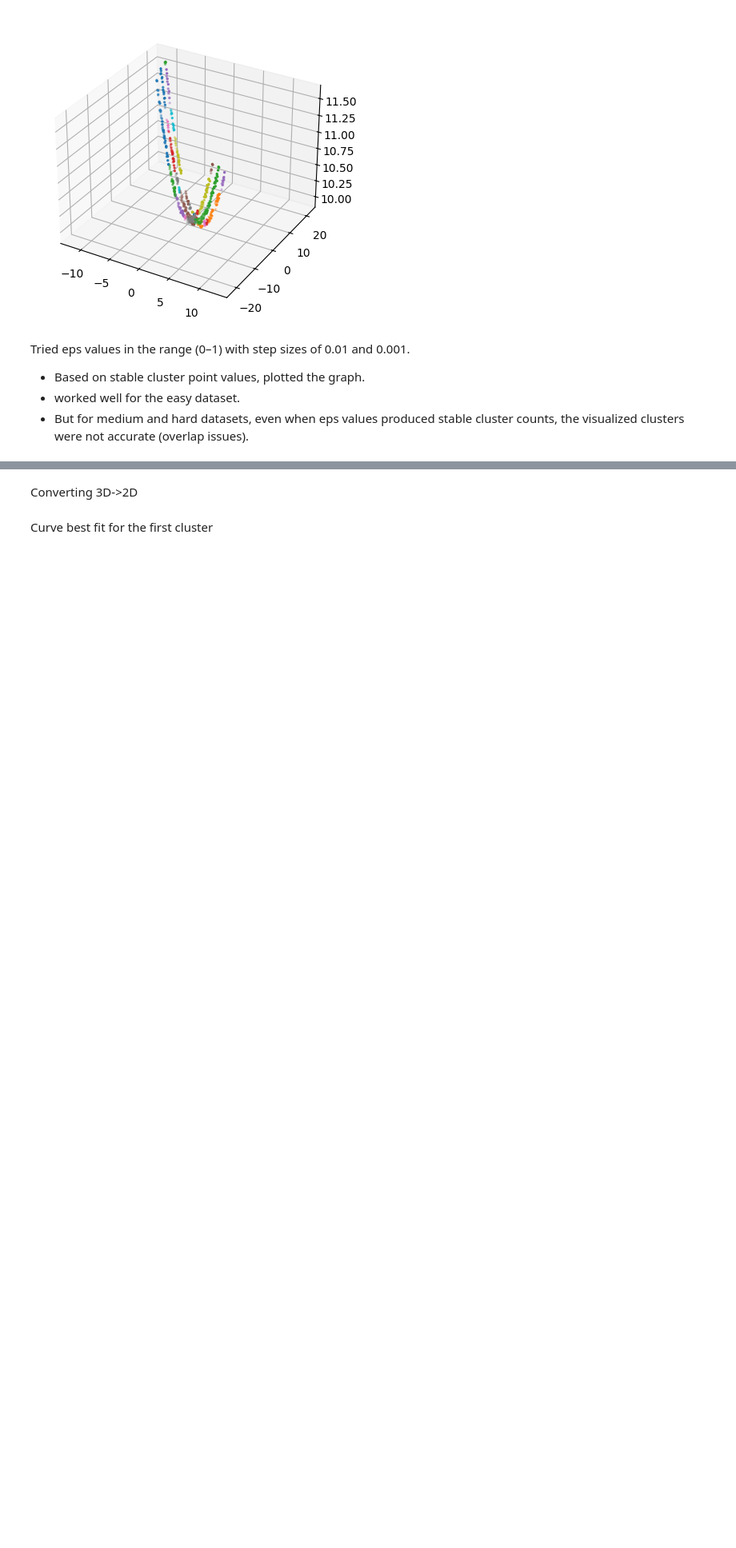
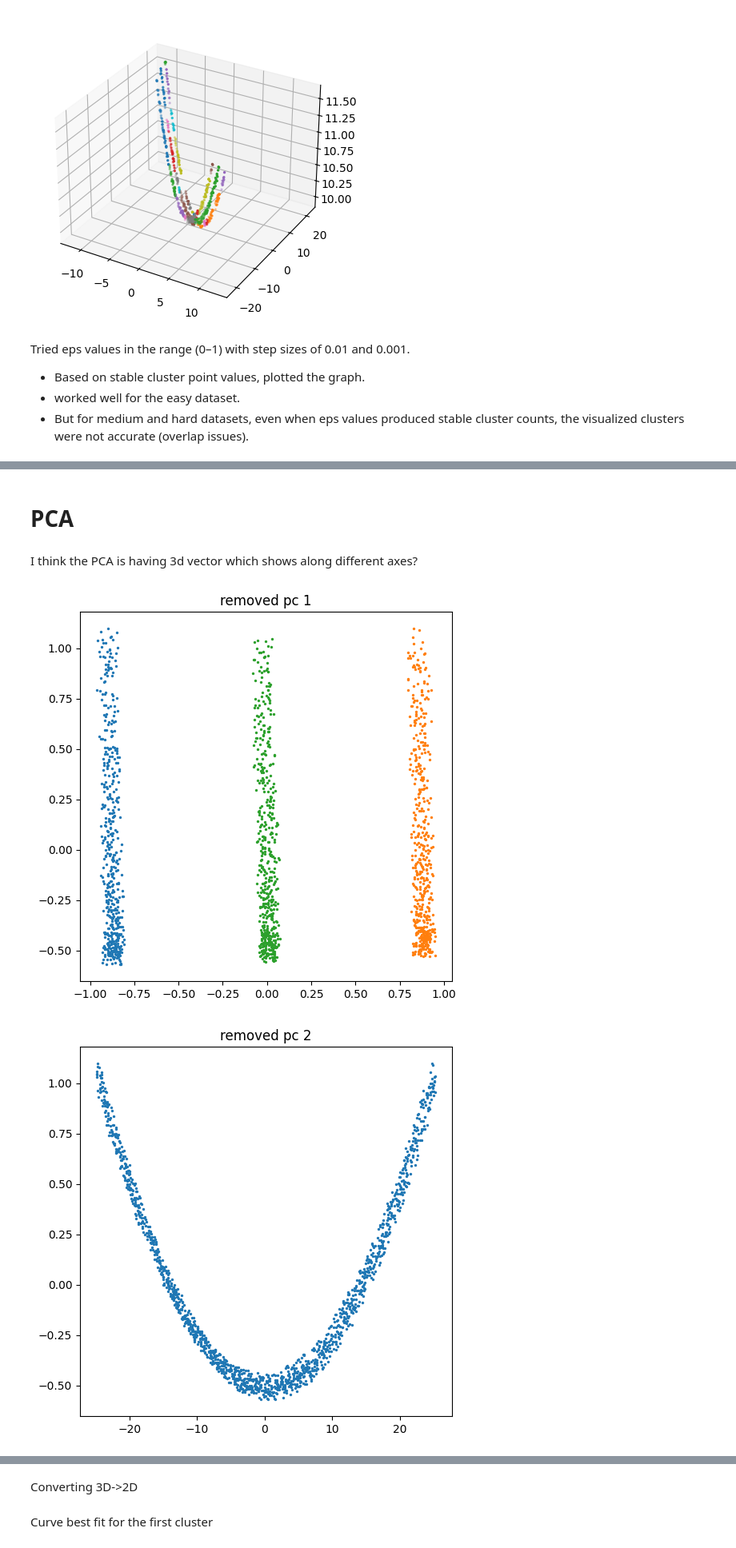
Before and after one commit to sowjanyamatam/blunomy_case_study, a Jupyter notebook: local_analysis/analysis.ipynb, the cells around one changed output, grey strips where cells are left out. Shown at 80% size. Cells and saved outputs as stored; diff of their text form; code cells hidden in the pictures; blank space fills up the shorter version.

Commit message:
Trying PCA with DBScan - Brute force method

```diff
--- a/local_analysis/analysis.ipynb
+++ b/local_analysis/analysis.ipynb
@@ -271,0 +280,30 @@ Tried eps values in the range (0–1) with step sizes of 0.01 and 0.001.
+# %% [markdown]
+# PCA
+# %%
+n_samples = lidar_data_df_easy.shape[0]
+n_feature = lidar_data_df_easy.shape[1]
+n_componets = min(n_samples, n_feature)
+from sklearn.decomposition import PCA
+points = lidar_data_df_easy[["x","y","z"]].values
+
+pca = PCA(n_components=n_componets).fit(points)
+projected = pca.transform(points)
+# %% [markdown]
+I think the PCA is having 3d vector which shows along different axes?
+# %%
+for i in range(0,3):
+    reduced = np.delete(projected, i , axis = 1)
+    labels = DBSCAN(eps = 0.3, min_samples = 5).fit_predict(reduced)
+    plt.figure(figsize=(6,6))
+    for cluster_id in set(labels):
+        if cluster_id == -1:
+            continue
+        cluster_points = reduced[labels == cluster_id]
+        plt.scatter(cluster_points[:, 0], cluster_points[:, 1], s=2, label = f"cluster {cluster_id}")
+        plt.title(f"removed pc {i+1}")
+
+    plt.savefig("images/cluster_list_visualization.png")
+    # break
+# %% [output]
+[figure, added]
+[figure, added]
```
Also changed, not shown: parts of 14 cells of this notebook, 1 other file.
